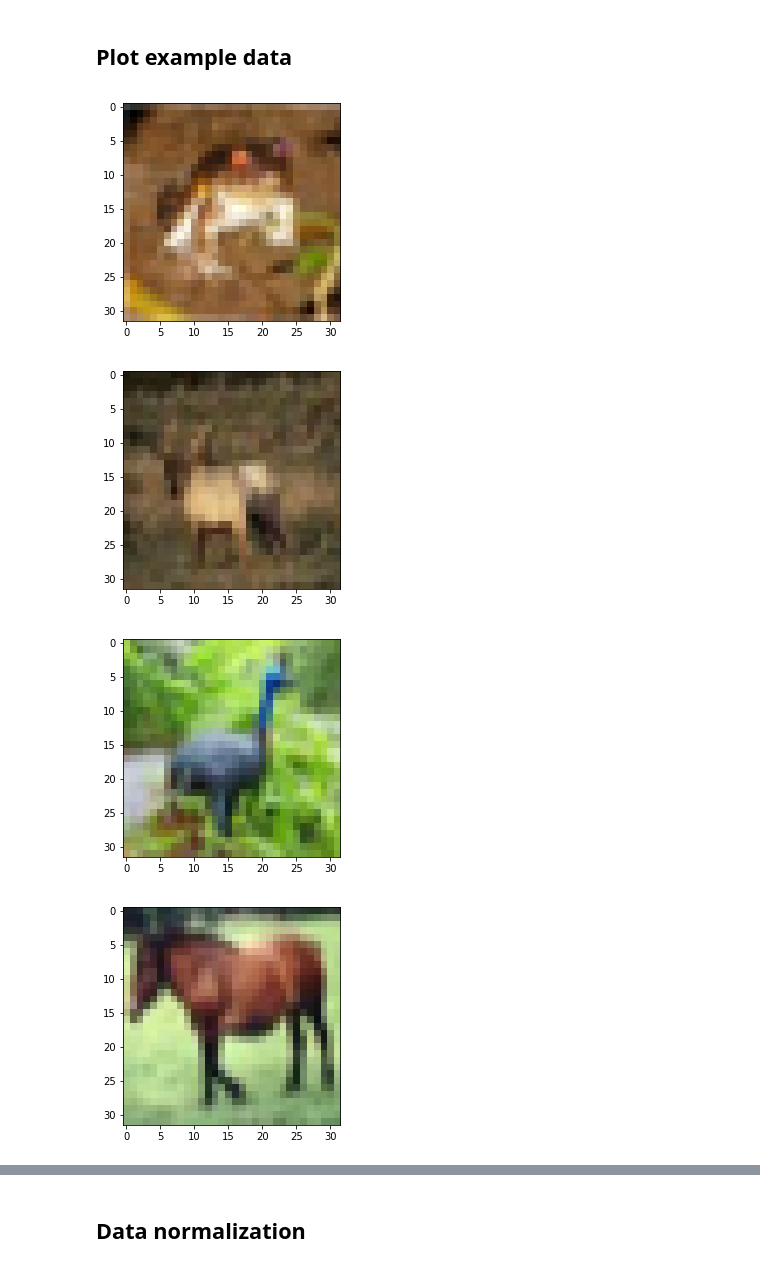
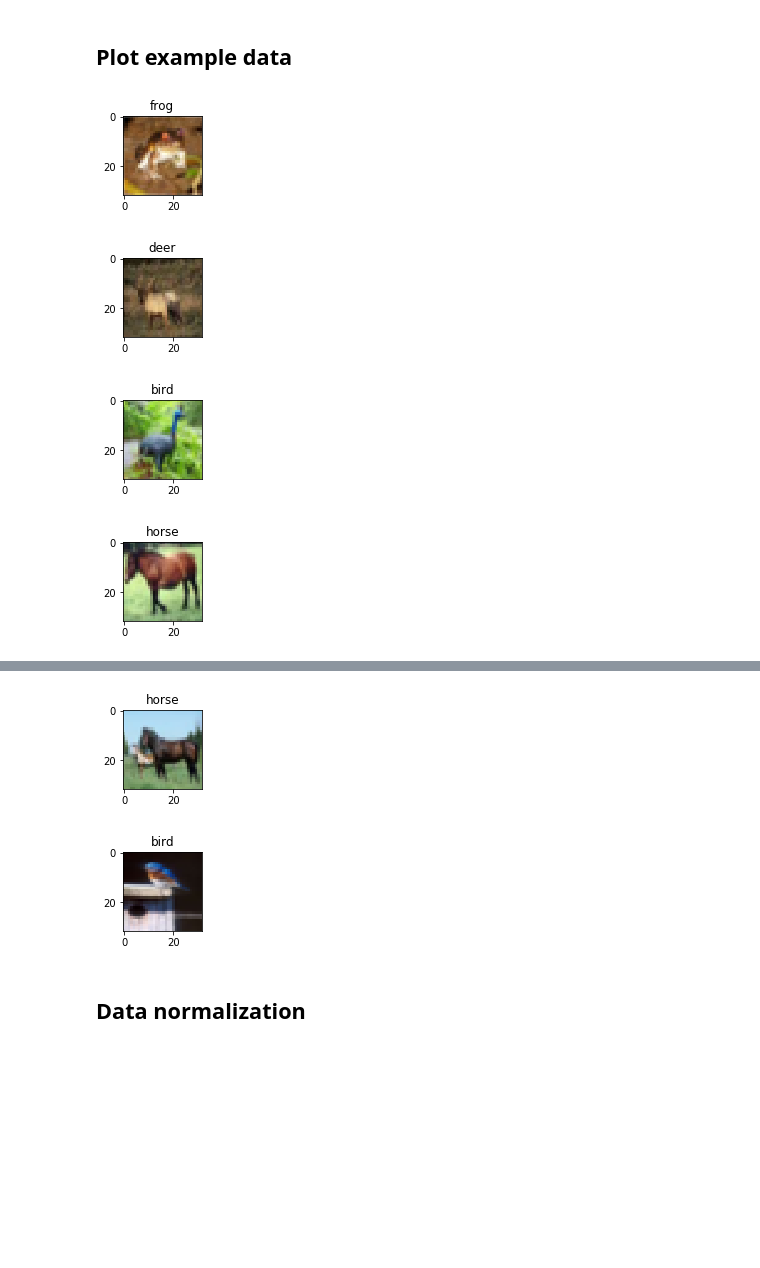
Before and after one commit to MatR2/DigitalImageProcessing, a Jupyter notebook: DIP - animals classification.ipynb, the cells around one changed output, grey strips where cells are left out. Saved outputs shown, nothing was run; the diff lists cells and outputs as text; code cells hidden in the pictures; blank space fills up the shorter version.

Commit message:
Add files via upload
2nd upload with description

```diff
--- a/DIP - animals classification.ipynb
+++ b/DIP - animals classification.ipynb
@@ -64,12 +66,25 @@ input_shape = (X_train.shape[1], X_train.shape[2], 3)
 num_classes = 6
 # %% [markdown]
 ## Plot example data
+# %%
+#defining image description
+desc = {0 : '',
+       1 : '',
+       2 : 'bird',
+       3 : 'cat',
+       4 : 'deer',
+       5 : 'dog',
+       6 : 'frog',
+       7 : 'horse'}
 # %%
-for i in range(7):
+for i in range(9):
+    plt.figure(figsize=(15,5))
+    plt.subplot('19{}'.format(i+1))
     plt.imshow(X_train[i])
+    plt.title(desc[int(y_train[i])])
     plt.show()
 # %% [output]
-[figure, old version]
+[figure, new version]
-[figure, old version]
+[figure, new version]
-[figure, old version]
+[figure, new version]
-[figure, old version]
+[figure, new version]
@@ -79,3 +94,5 @@ for i in range(7):
+[figure, added]
+[figure, added]
 # %% [markdown]
 ## Data normalization
 # %%
```
Also changed, not shown: parts of 52 cells of this notebook.
